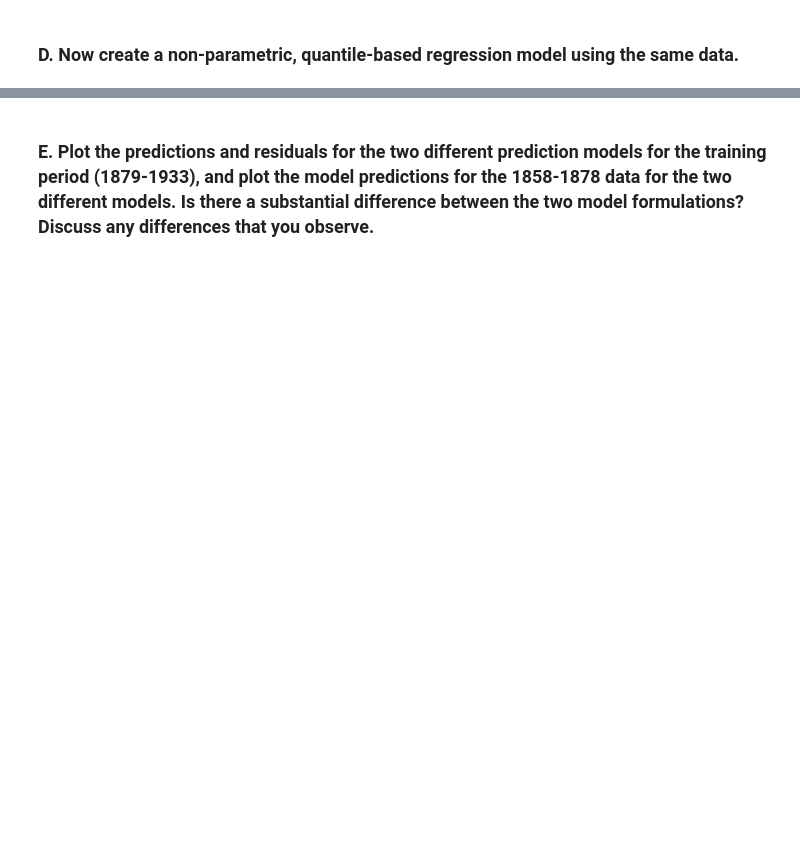
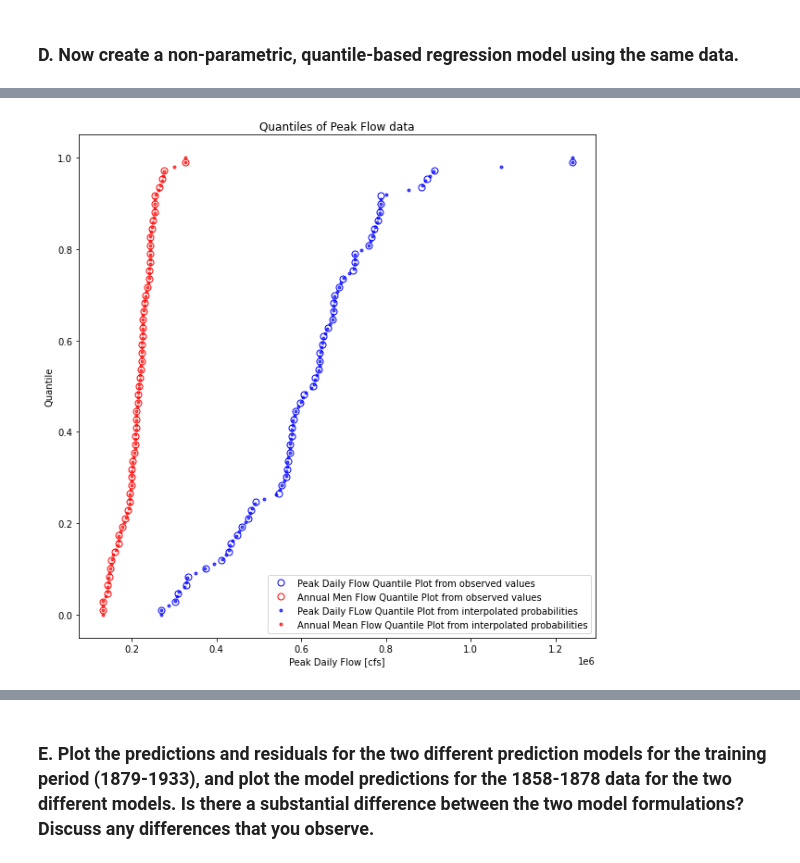
Before and after one commit to egagli/cewa565, a Jupyter notebook: homework/4/hw4.ipynb, the cells around one changed output, grey strips where cells are left out. Cells and saved outputs as stored; diff of their text form; code cells hidden in the pictures; blank space fills up the shorter version.

```diff
--- a/homework/4/hw4.ipynb
+++ b/homework/4/hw4.ipynb
@@ -23,0 +234,26 @@ a
+# %%
+# quantile plots
+plt.figure(figsize=(10,10))
+
+# Here we use the actual values from the dataset to create the plots
+PD_ordered, PD_quantile = cunnane_quantile_array(dalles_flow['Peak Daily (cfs)'])
+AM_ordered, AM_quantile = cunnane_quantile_array(dalles_flow['Annual Mean (cfs)'])
+plt.plot(PD_ordered, PD_quantile, 'o', markeredgecolor='b', markerfacecolor='None', markersize=7, label='Peak Daily Flow Quantile Plot from observed values')
+plt.plot(AM_ordered, AM_quantile, 'o', markeredgecolor='r', markerfacecolor='None', markersize=7, label='Annual Men Flow Quantile Plot from observed values')
+
+
+# We can also create these by picking arbitrary quantile values, then using the scipy.stats.mstats.mquantiles function
+quantiles = np.linspace(0,1,100) # 100 quantile values linearly spaced between 0 and 1
+plt.plot(stats.mstats.mquantiles(dalles_flow['Peak Daily (cfs)'], quantiles), quantiles,
+         'b.', label='Peak Daily FLow Quantile Plot from interpolated probabilities', alpha=0.7)
+plt.plot(stats.mstats.mquantiles(dalles_flow['Annual Mean (cfs)'], quantiles), quantiles,
+         'r.', label='Annual Mean Flow Quantile Plot from interpolated probabilities', alpha=0.7)
+
+plt.ylabel('Quantile')
+plt.xlabel('Peak Daily Flow [cfs]')
+#plt.xlim((0,2500))
+#plt.ylim((0,1))
+plt.title('Quantiles of Peak Flow data')
+plt.legend(loc="best");
+# %% [output]
+[figure, added]
```
Also changed, not shown: parts of 48 cells of this notebook.
